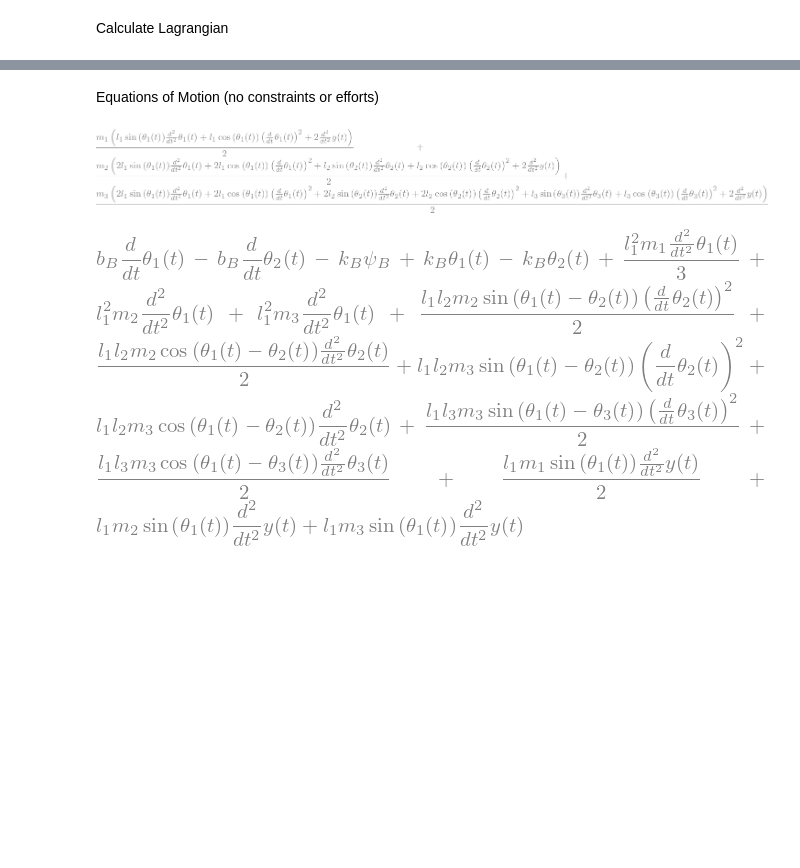
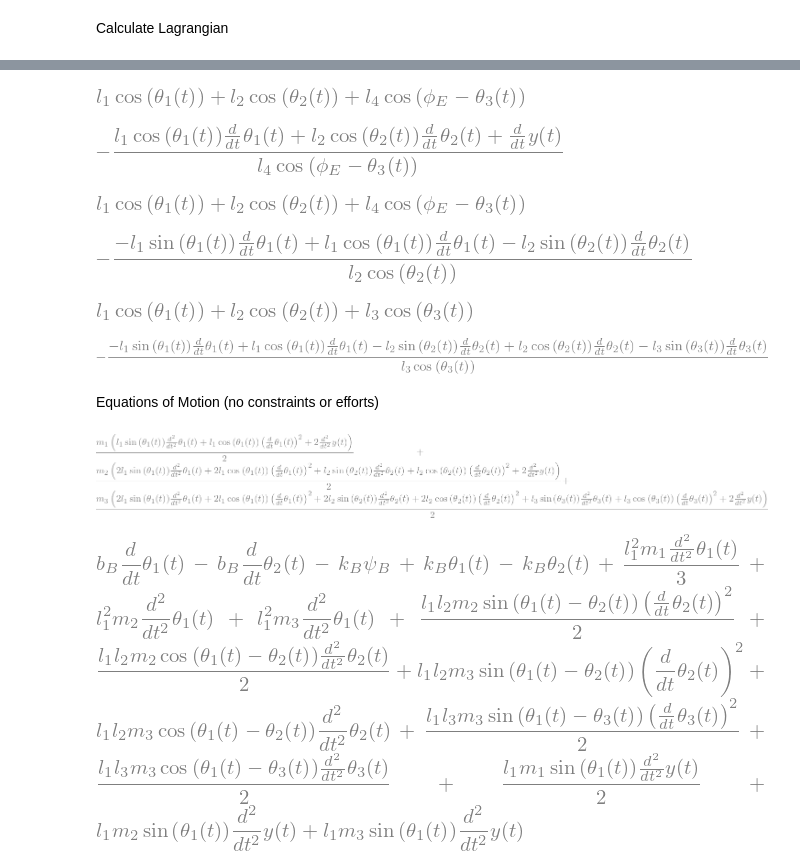
Before and after one commit to yobelabraham/ME469-Group1, a Jupyter notebook: Symbolic Computing/equations.ipynb, the cells around one changed output, grey strips where cells are left out. Drawn from its saved outputs; the diff is of its cells as text; code cells hidden in the pictures; blank space fills up the shorter version.

```diff
--- a/Symbolic Computing/equations.ipynb
+++ b/Symbolic Computing/equations.ipynb
@@ -172,0 +182,18 @@ const_TLO_u_D = u_D + v
+# %%
+# Heel Strike 1, y position
+y_HS = solve(const_HS_y_E, y)[0]
+y_HS
+# %% [output]
+[figure, added]
+# %%
+# Heel strike 2, dy/st
+omega_3HS = solve(const_HS_u_E, omega_3)[0]
+omega_3HS
+# %% [output]
+[figure, added]
+# %%
+# Foot Planted 1: y
+y_FP = solve(const_FP_y_E, y)[0]
+y_FP
+# %% [output]
+[figure, added]
@@ -173,3 +206,21 @@ const_TLO_u_D = u_D + v
+# %%
+# Foot planted 3: omega_2
+omega_2FP = solve(const_FP_u_E.subs(y, y_FP).subs(theta_3, theta_3FP_c), omega_2)[0]
+omega_2FP
+# %% [output]
+[figure, added]
+# %%
+# Toe lift-off 1: y
+y_TLO = solve(const_TLO_y_D, y)[0]
+y_TLO
+# %% [output]
+[figure, added]
+# %%
+# Toe lift-off 2: omega_3
+omega_3TLO = solve(const_TLO_u_D.subs(y, y_TLO), omega_3)[0]
+omega_3TLO
+# %% [output]
+[figure, added]
 # %% [markdown]
 Equations of Motion (no constraints or efforts)
 # %%
```
Also changed, not shown: parts of 11 cells of this notebook.
